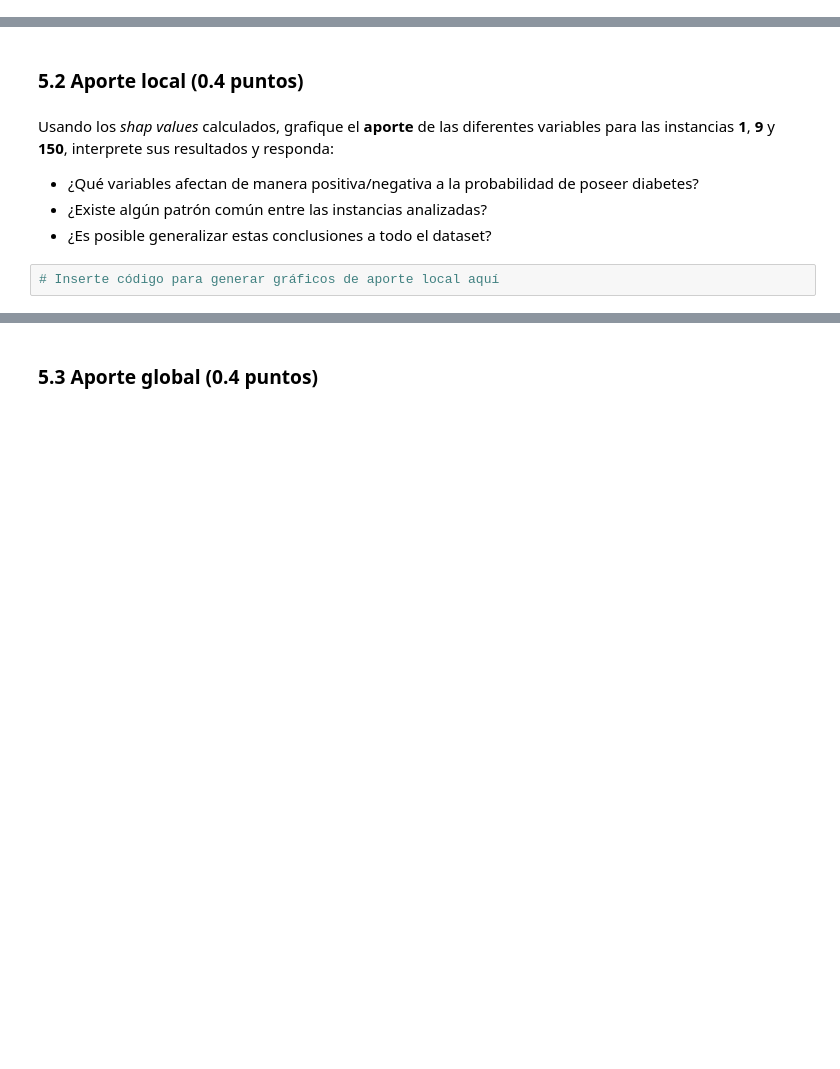
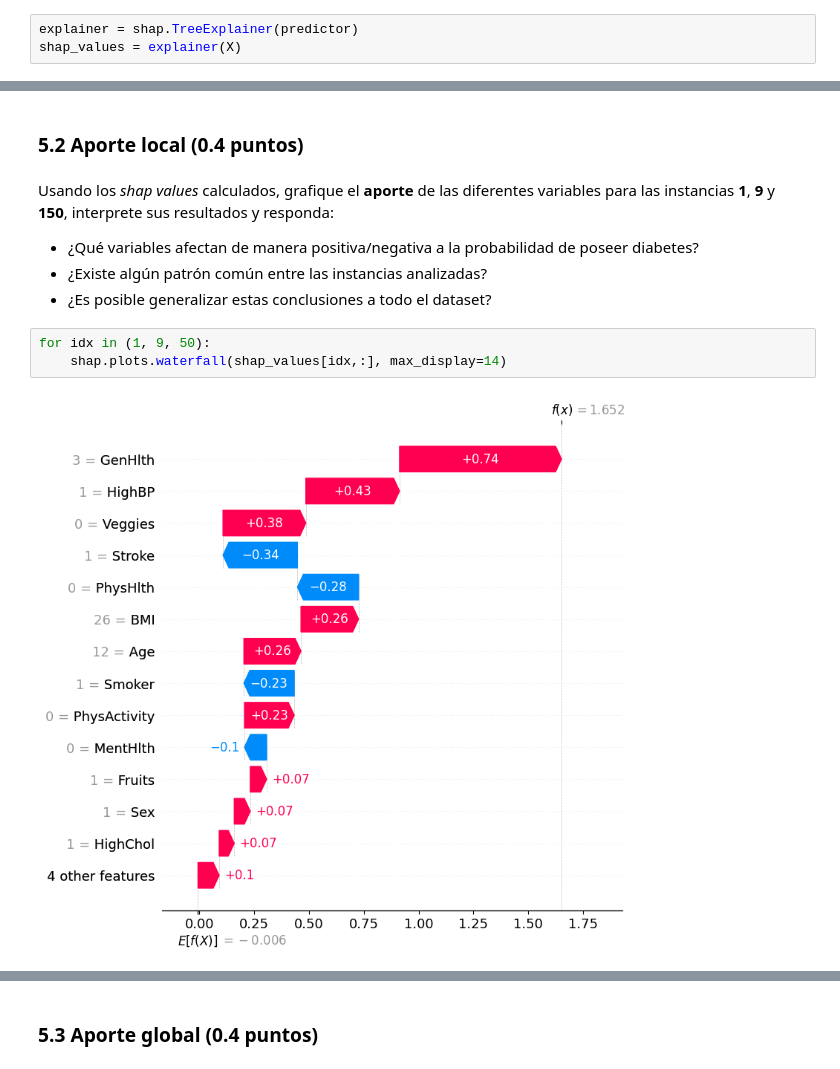
Before and after one commit to nicoacevedor/MDS7202, a Jupyter notebook: lab10/Lab10.ipynb, the cells around one changed output, grey strips where cells are left out. Drawn from its saved outputs; the diff is of its cells as text; blank space fills up the shorter version.

Commit message:
parte 5 sin comentarios solo código

```diff
--- a/lab10/Lab10.ipynb
+++ b/lab10/Lab10.ipynb
@@ -249,0 +229,3 @@ warnings.filterwarnings("ignore", message=".*The 'nopython' keyword.*")
+# %%
+explainer = shap.TreeExplainer(predictor)
+shap_values = explainer(X)
@@ -254,5 +258,8 @@ Usando los *shap values* calculados, grafique el **aporte** de las diferentes va
 - ¿Qué variables afectan de manera positiva/negativa a la probabilidad de poseer diabetes?
 - ¿Existe algún patrón común entre las instancias analizadas?
 - ¿Es posible generalizar estas conclusiones a todo el dataset?
-# %%
-# Inserte código para generar gráficos de aporte local aquí
+# %%
+for idx in (1, 9, 50):
+    shap.plots.waterfall(shap_values[idx,:], max_display=14)
+# %% [output]
+[figure, added]
```
Also changed, not shown: parts of 14 cells of this notebook.
